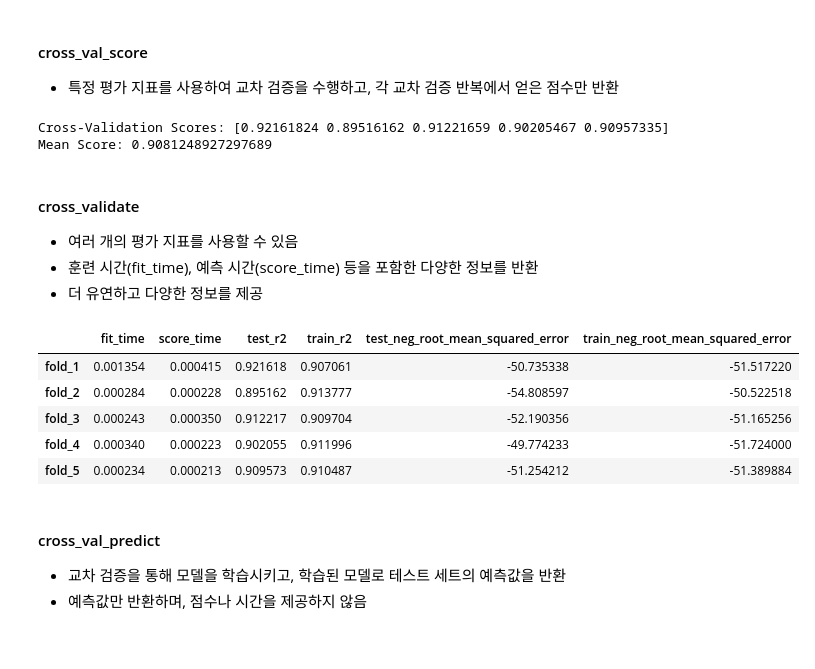
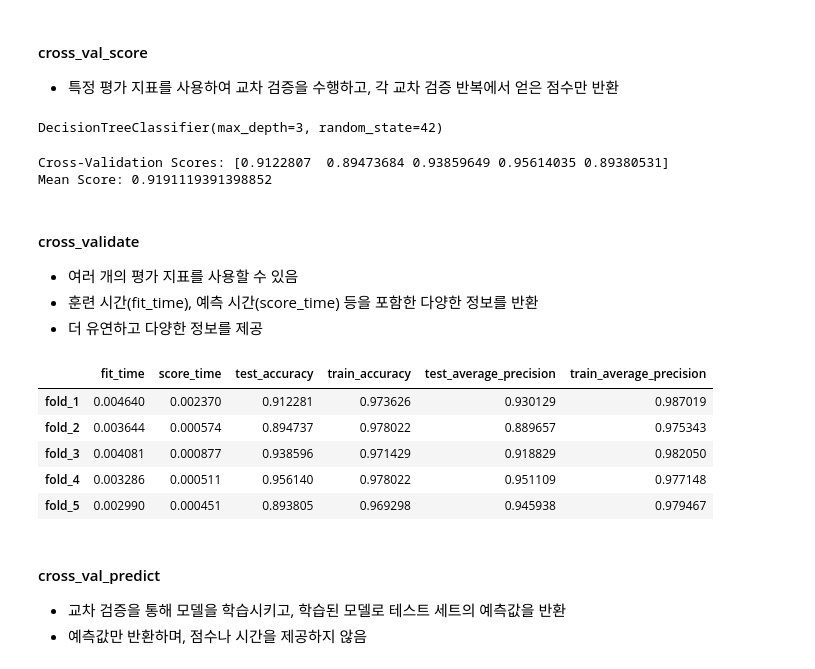
Before and after one commit to Hyunsoo-Ryan-Lee/ML_Lecture, a Jupyter notebook: 06.Classification/8.CrossValidate.ipynb, the cells around one changed output. Drawn from its saved outputs; the diff is of its cells as text; code cells hidden in the pictures.

```diff
--- a/06.Classification/8.CrossValidate.ipynb
+++ b/06.Classification/8.CrossValidate.ipynb
@@ -21,15 +6,40 @@ lr = LinearRegression()
+# %%
+import pandas as pd
+import matplotlib.pyplot as plt
+from sklearn.model_selection import train_test_split
+from sklearn.datasets import load_breast_cancer
+
+dataset = load_breast_cancer()
+
+X = dataset.data
+y = dataset.target
+# %%
+X_train, X_test, y_train, y_test = train_test_split(X, y, test_size = 0.25, random_state = 0)
+# %%
+from sklearn.preprocessing import StandardScaler
+sc = StandardScaler()
+X_train = sc.fit_transform(X_train)
+X_test = sc.transform(X_test)
+# %%
+from sklearn.tree import DecisionTreeClassifier
+
+dt = DecisionTreeClassifier(max_depth=3 ,random_state=42)
+
+dt.fit(X_train, y_train)
+# %% [output]
+DecisionTreeClassifier(max_depth=3, random_state=42)
 # %%
 from sklearn.model_selection import cross_val_score
 
 ## 교차 검증 수행
 ## scoring 지표 확인 -> https://scikit-learn.org/stable/modules/model_evaluation.html#scoring-parameter
-scores = cross_val_score(lr, X, y, cv=5, scoring='r2')
+scores = cross_val_score(dt, X, y, cv=5, scoring='accuracy')
 
 print(f"Cross-Validation Scores: {scores}")
 print(f"Mean Score: {scores.mean()}")
 # %% [output]
-Cross-Validation Scores: [0.92161824 0.89516162 0.91221659 0.90205467 0.90957335]
-Mean Score: 0.9081248927297689
+Cross-Validation Scores: [0.9122807  0.89473684 0.93859649 0.95614035 0.89380531]
+Mean Score: 0.9191119391398852
 # %% [markdown]
 #### cross_validate
 - 여러 개의 평가 지표를 사용할 수 있음
@@ -38,25 +48,25 @@ Mean Score: 0.9081248927297689
 # %%
 from sklearn.model_selection import cross_validate
 
 cv = cross_validate(
-    lr,
+    dt,
     X,
     y,
     cv=5,
-    scoring=['r2', 'neg_root_mean_squared_error'],
+    scoring=['accuracy', 'average_precision'],
     return_train_score=True
     )
 
 indices = [f"fold_{i}" for i in range(1,6)]
 
 pd.DataFrame(cv, index=indices)
 # %% [output]
-|  | fit_time | score_time | test_r2 | train_r2 | test_neg_root_mean_squared_error | train_neg_root_mean_squared_error |
-| fold_1 | 0.001354 | 0.000415 | 0.921618 | 0.907061 | -50.735338 | -51.517220 |
-| fold_2 | 0.000284 | 0.000228 | 0.895162 | 0.913777 | -54.808597 | -50.522518 |
-| fold_3 | 0.000243 | 0.000350 | 0.912217 | 0.909704 | -52.190356 | -51.165256 |
-| fold_4 | 0.000340 | 0.000223 | 0.902055 | 0.911996 | -49.774233 | -51.724000 |
-| fold_5 | 0.000234 | 0.000213 | 0.909573 | 0.910487 | -51.254212 | -51.389884 |
+|  | fit_time | score_time | test_accuracy | train_accuracy | test_average_precision | train_average_precision |
+| fold_1 | 0.004640 | 0.002370 | 0.912281 | 0.973626 | 0.930129 | 0.987019 |
+| fold_2 | 0.003644 | 0.000574 | 0.894737 | 0.978022 | 0.889657 | 0.975343 |
+| fold_3 | 0.004081 | 0.000877 | 0.938596 | 0.971429 | 0.918829 | 0.982050 |
+| fold_4 | 0.003286 | 0.000511 | 0.956140 | 0.978022 | 0.951109 | 0.977148 |
+| fold_5 | 0.002990 | 0.000451 | 0.893805 | 0.969298 | 0.945938 | 0.979467 |
 # %% [markdown]
 #### cross_val_predict
 - 교차 검증을 통해 모델을 학습시키고, 학습된 모델로 테스트 세트의 예측값을 반환
```
Also changed, not shown: parts of 5 cells of this notebook, 4 other files.
